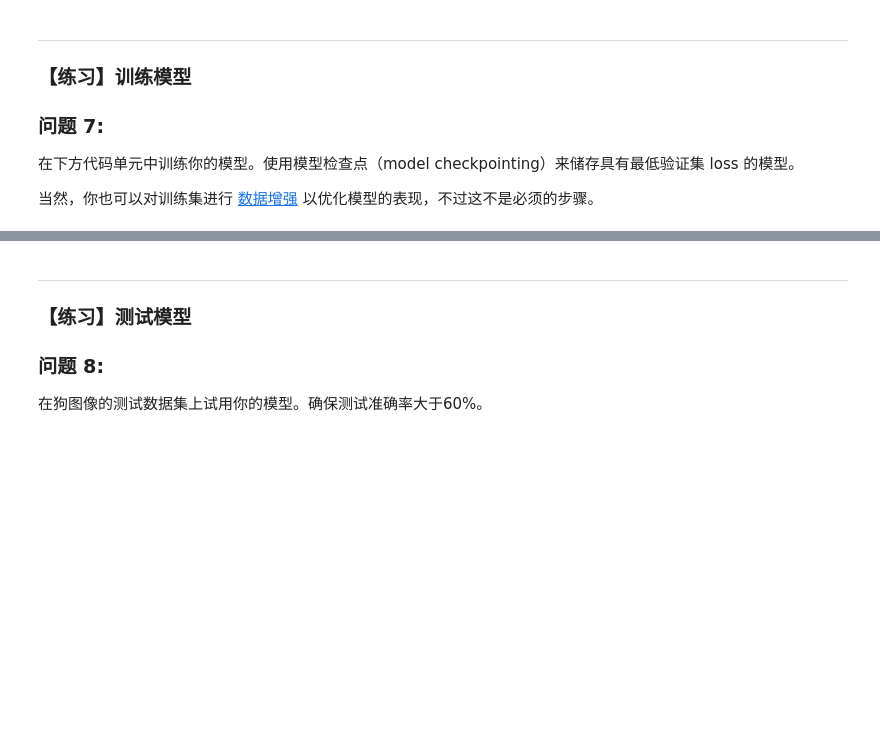
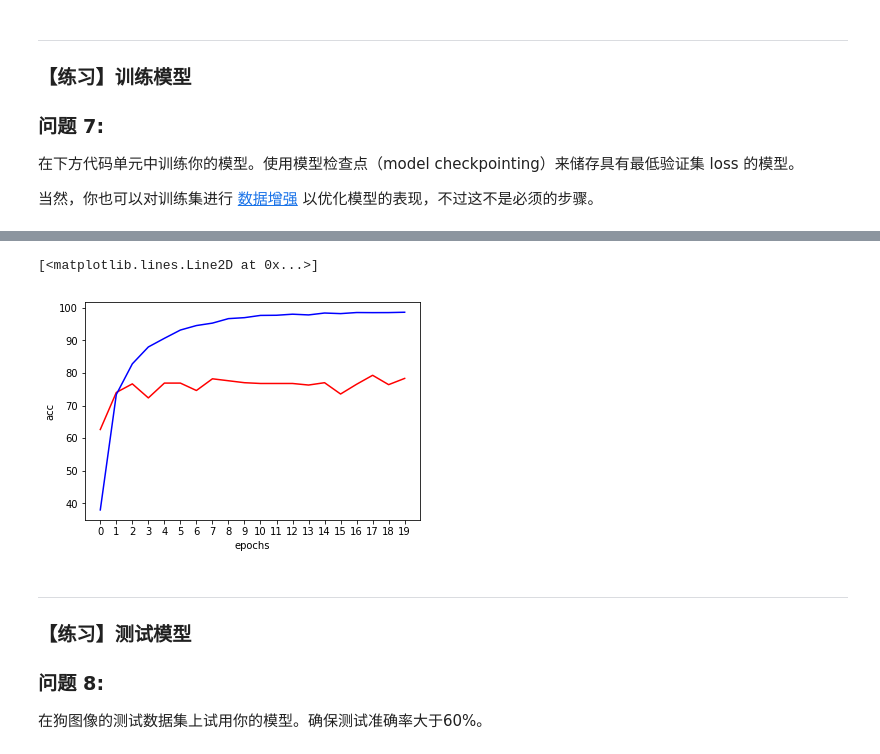
Before and after one commit to yiikai/MLND_CN_P4_Dog_Project, a Jupyter notebook: dog_app_zh.ipynb, the cells around one changed output, grey strips where cells are left out. Cells and saved outputs as stored; diff of their text form; code cells hidden in the pictures; blank space fills up the shorter version.

```diff
--- a/dog_app_zh.ipynb
+++ b/dog_app_zh.ipynb
@@ -685,10 +682,11 @@ Res_model.compile(loss='categorical_crossentropy', optimizer='rmsprop', metrics=
 ### TODO: 训练模型
 checkpointer = ModelCheckpoint(filepath='saved_models/weights.best.Resnet50.hdf5',
                                verbose=1, save_best_only=True)
-
-Res_model.fit(train_Resnet50, train_targets,
+history = History()
+h = Res_model.fit(train_Resnet50, train_targets,
           validation_data=(valid_Resnet50, valid_targets),
-          epochs=20, batch_size=20, callbacks=[checkpointer], verbose=1)
+          epochs=20, batch_size=20, callbacks=[checkpointer,history], verbose=1)
+print(h)
 # %% [output]
 Train on 6680 samples, validate on 835 samples
 Epoch 1/20
@@ -711,3 +708,18 @@ Epoch 20/20
+# %%
+#print(h.history['val_acc'])
+#print(h.history['acc'])
+xval = np.arange(0,20,1)
+yval = [i * 100 for i in h.history['val_acc']]
+yval2 = [i * 100 for i in h.history['acc']]
+xtick = ["{}".format(i) for i in xval]
+plt.xlabel('epochs')
+plt.ylabel('acc')
+plt.xticks(xval,xtick)
+plt.plot(xval,yval,color='r')
+plt.plot(xval,yval2,color='b')
+# %% [output]
+[<matplotlib.lines.Line2D at 0x...>]
+[figure, added]
 # %%
 ### TODO: 加载具有最佳验证loss的模型权重
 Res_model.load_weights('saved_models/weights.best.Resnet50.hdf5')
```
Also changed, not shown: parts of 14 cells of this notebook, 1 other file.
